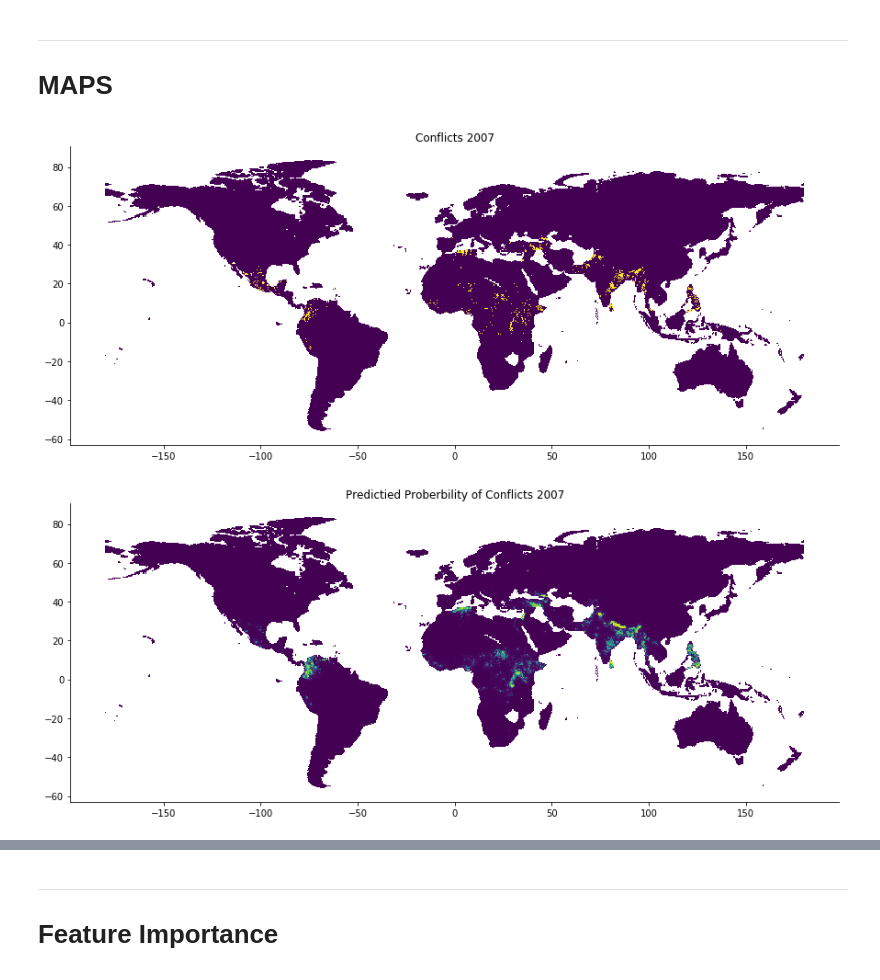
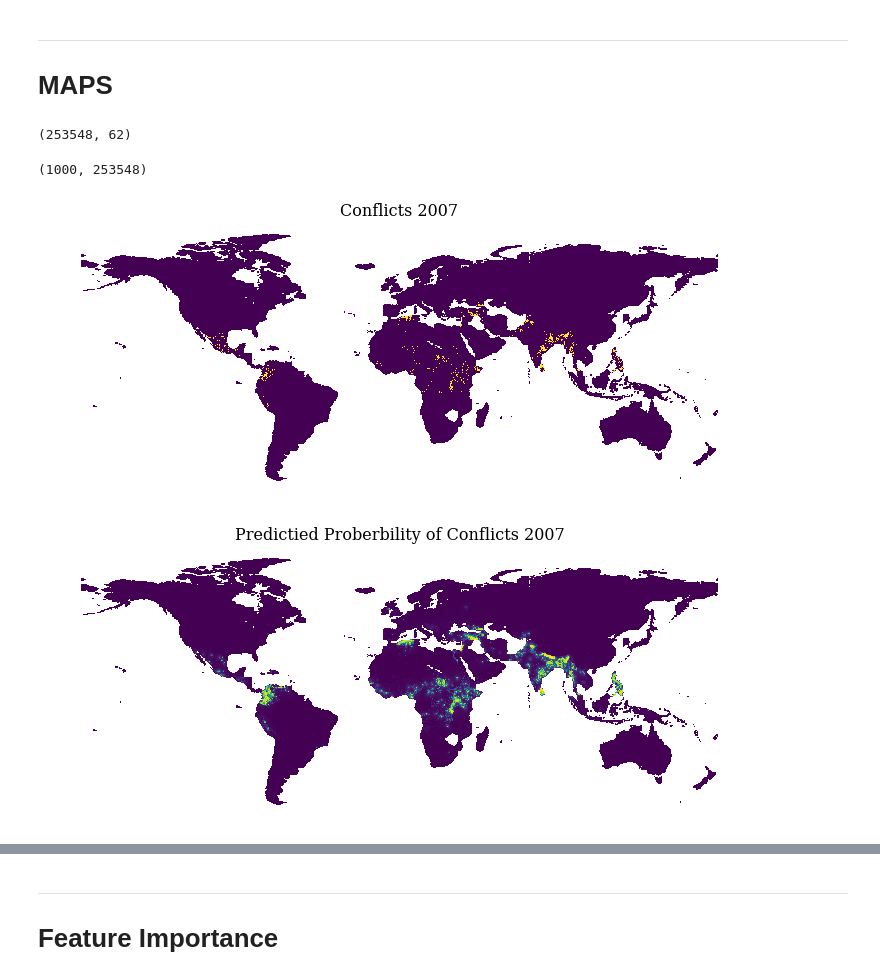
Before and after one commit to Polichinel/Conflict_Prediction, a Jupyter notebook: evaluation.ipynb, the cells around one changed output, grey strips where cells are left out. Saved outputs shown, nothing was run; the diff lists cells and outputs as text; code cells hidden in the pictures.

```diff
--- a/evaluation.ipynb
+++ b/evaluation.ipynb
@@ -217,30 +217,46 @@ threshold_plot('threshold_plot')
 # MAPS
 # %%
 df_test_years = df[df['year']>2005].copy()
+# %%
+df_test_years.shape
+# %% [output]
+(253548, 62)
+# %%
+preds_bayes.shape
+# %% [output]
+(1000, 253548)
 # %%
 df_test_years['pred_lead_prob_best20'] = preds
-df_test_years['pred_lead_prob_best20_baysian'] = preds_bayes
+df_test_years['pred_lead_prob_best20_baysian'] = preds_bayes.mean(0)
 # %%
-df_test_years[df_test_years['year']==2006].plot(column = 'lead_binary_best', figsize=(15, 15))
+df_test_years[df_test_years['year']==2006].plot(column = 'lead_binary_best')
 
-plt.title('Conflicts 2007')
+plt.title('Conflicts 2007', fontsize = 16)
 
-sns.despine()
-#fig_title = 'conflicts_2007.pdf'
-#plt.savefig(fig_title, bbox_inches="tight")
+sns.despine(left = True, bottom = True)
+
+plt.xticks([])
+plt.yticks([])
+
+fig_title = 'conflicts_2007.pdf'
+plt.savefig(fig_title, bbox_inches="tight")
 
 plt.show()
 # %% [output]
-[figure, old version]
+[figure, new version]
 # %%
-df_test_years[df_test_years['year']==2006].plot(column = 'pred_lead_prob_best20_baysian', figsize=(15, 15))
+df_test_years[df_test_years['year']==2006].plot(column = 'pred_lead_prob_best20')
 
-plt.title('Predictied Proberbility of Conflicts 2007')
+plt.title('Predictied Proberbility of Conflicts 2007', fontsize = 16)
 
-sns.despine()
-#fig_title = 'pred_prob_conflicts_2007.pdf'
-#plt.savefig(fig_title, bbox_inches="tight")
+sns.despine(left = True, bottom = True)
+
+plt.xticks([])
+plt.yticks([])
+
+fig_title = 'pred_prob_conflicts_2007.pdf'
+plt.savefig(fig_title, bbox_inches="tight")
 
 plt.show()
 # %% [output]
-[figure, old version]
+[figure, new version]
```
Also changed, not shown: parts of 5 cells of this notebook.
